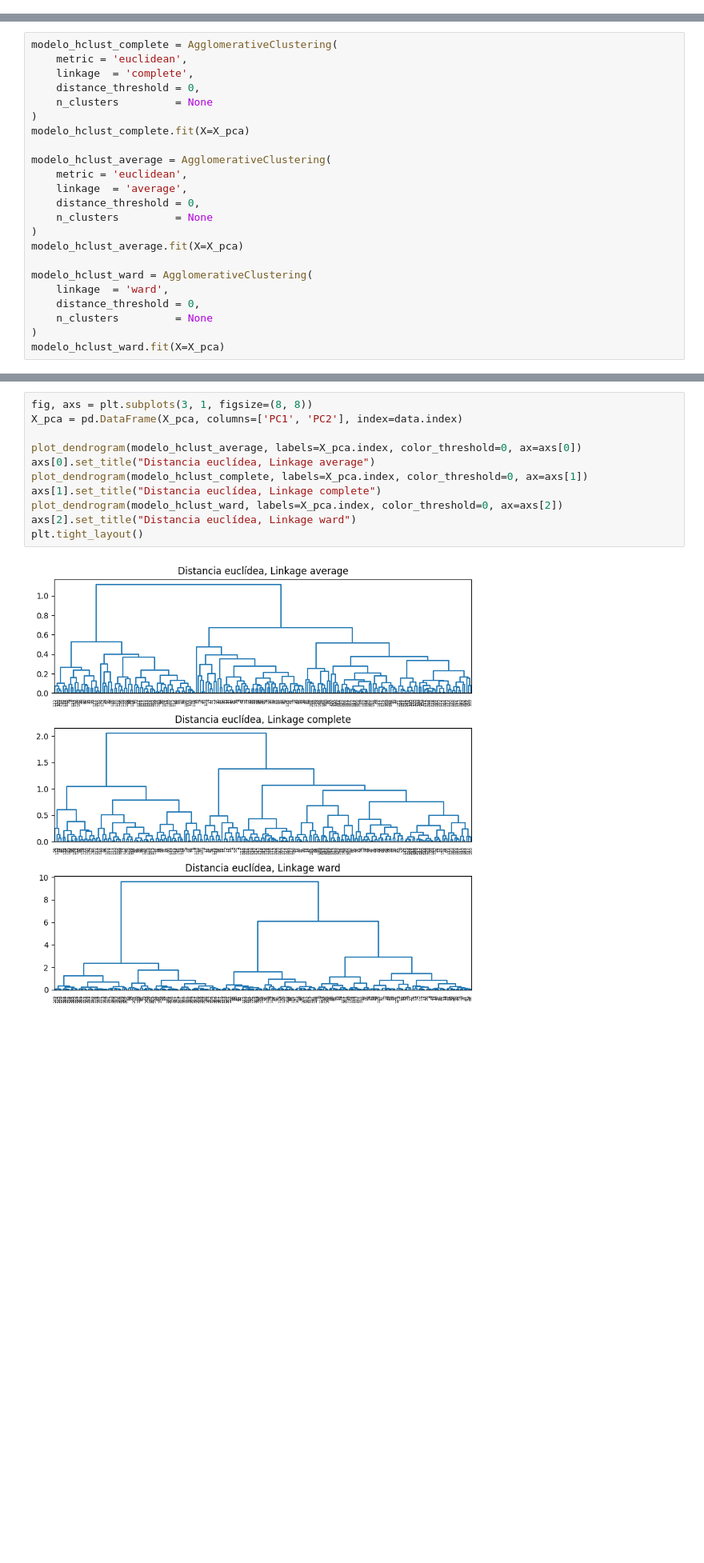
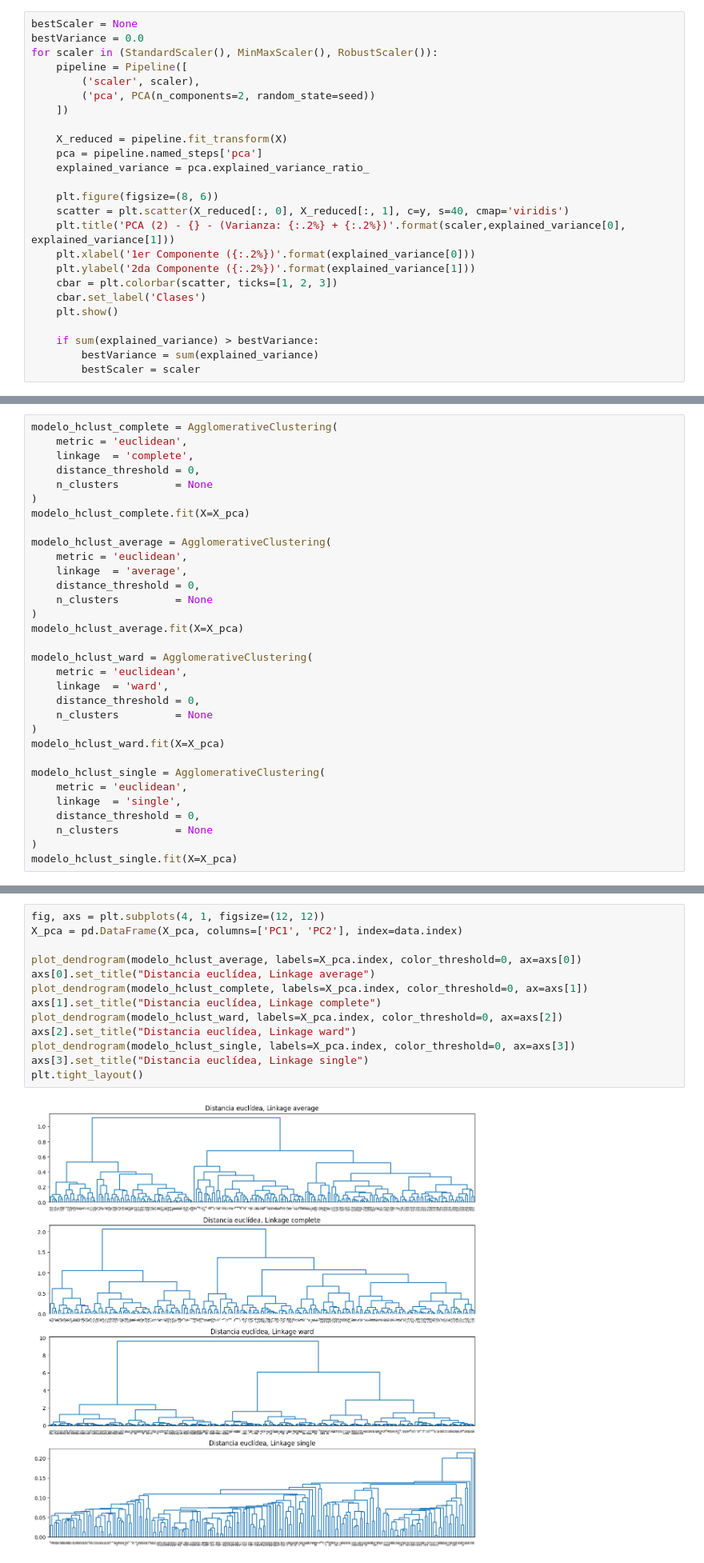
Before and after one commit to 100495991/AA_practica2, a Jupyter notebook: main.ipynb, the cells around one changed output, grey strips where cells are left out. Shown at 80% size. Drawn from its saved outputs; the diff is of its cells as text; blank space fills up the shorter version.

```diff
--- a/main.ipynb
+++ b/main.ipynb
@@ -103,0 +78,25 @@ for scaler in (StandardScaler(), MinMaxScaler(), RobustScaler()):
+# %%
+bestScaler = None
+bestVariance = 0.0
+for scaler in (StandardScaler(), MinMaxScaler(), RobustScaler()):
+    pipeline = Pipeline([
+        ('scaler', scaler),
+        ('pca', PCA(n_components=2, random_state=seed))
+    ])
+
+    X_reduced = pipeline.fit_transform(X)
+    pca = pipeline.named_steps['pca']
+    explained_variance = pca.explained_variance_ratio_
+
+    plt.figure(figsize=(8, 6))
+    scatter = plt.scatter(X_reduced[:, 0], X_reduced[:, 1], c=y, s=40, cmap='viridis')
+    plt.title('PCA (2) - {} - (Varianza: {:.2%} + {:.2%})'.format(scaler,explained_variance[0], explained_variance[1]))
+    plt.xlabel('1er Componente ({:.2%})'.format(explained_variance[0]))
+    plt.ylabel('2da Componente ({:.2%})'.format(explained_variance[1]))
+    cbar = plt.colorbar(scatter, ticks=[1, 2, 3])
+    cbar.set_label('Clases')
+    plt.show()
+
+    if sum(explained_variance) > bestVariance:
+        bestVariance = sum(explained_variance)
+        bestScaler = scaler
@@ -316,9 +287,18 @@ modelo_hclust_average = AgglomerativeClustering(
 modelo_hclust_average.fit(X=X_pca)
 
 modelo_hclust_ward = AgglomerativeClustering(
+    metric = 'euclidean',
     linkage  = 'ward',
     distance_threshold = 0,
     n_clusters         = None
 )
 modelo_hclust_ward.fit(X=X_pca)
+
+modelo_hclust_single = AgglomerativeClustering(
+    metric = 'euclidean',
+    linkage  = 'single',
+    distance_threshold = 0,
+    n_clusters         = None
+)
+modelo_hclust_single.fit(X=X_pca)
 # %% [output]
@@ -326,13 +308,15 @@ AgglomerativeClustering(distance_threshold=0, n_clusters=None)
 # %%
-fig, axs = plt.subplots(3, 1, figsize=(8, 8))
+fig, axs = plt.subplots(4, 1, figsize=(12, 12))
 X_pca = pd.DataFrame(X_pca, columns=['PC1', 'PC2'], index=data.index)
 
 plot_dendrogram(modelo_hclust_average, labels=X_pca.index, color_threshold=0, ax=axs[0])
 axs[0].set_title("Distancia euclídea, Linkage average")
 plot_dendrogram(modelo_hclust_complete, labels=X_pca.index, color_threshold=0, ax=axs[1])
 axs[1].set_title("Distancia euclídea, Linkage complete")
 plot_dendrogram(modelo_hclust_ward, labels=X_pca.index, color_threshold=0, ax=axs[2])
 axs[2].set_title("Distancia euclídea, Linkage ward")
+plot_dendrogram(modelo_hclust_single, labels=X_pca.index, color_threshold=0, ax=axs[3])
+axs[3].set_title("Distancia euclídea, Linkage single")
 plt.tight_layout()
 # %% [output]
-[figure, old version]
+[figure, new version]
```
Also changed, not shown: parts of 47 cells of this notebook.
